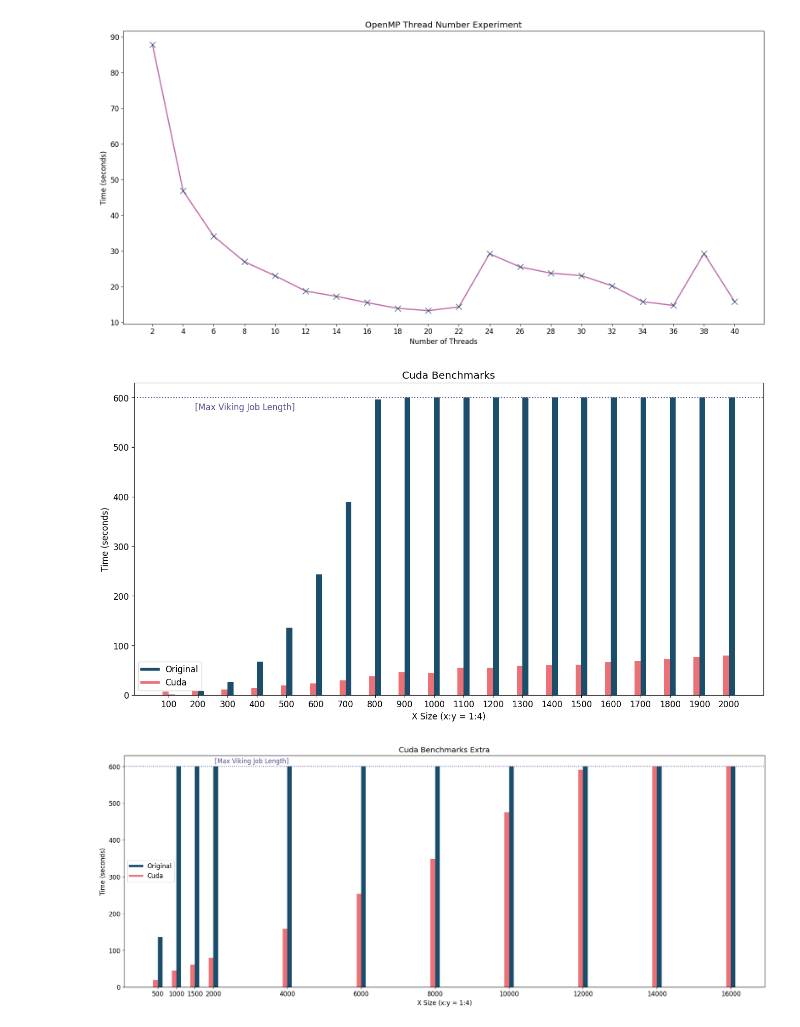
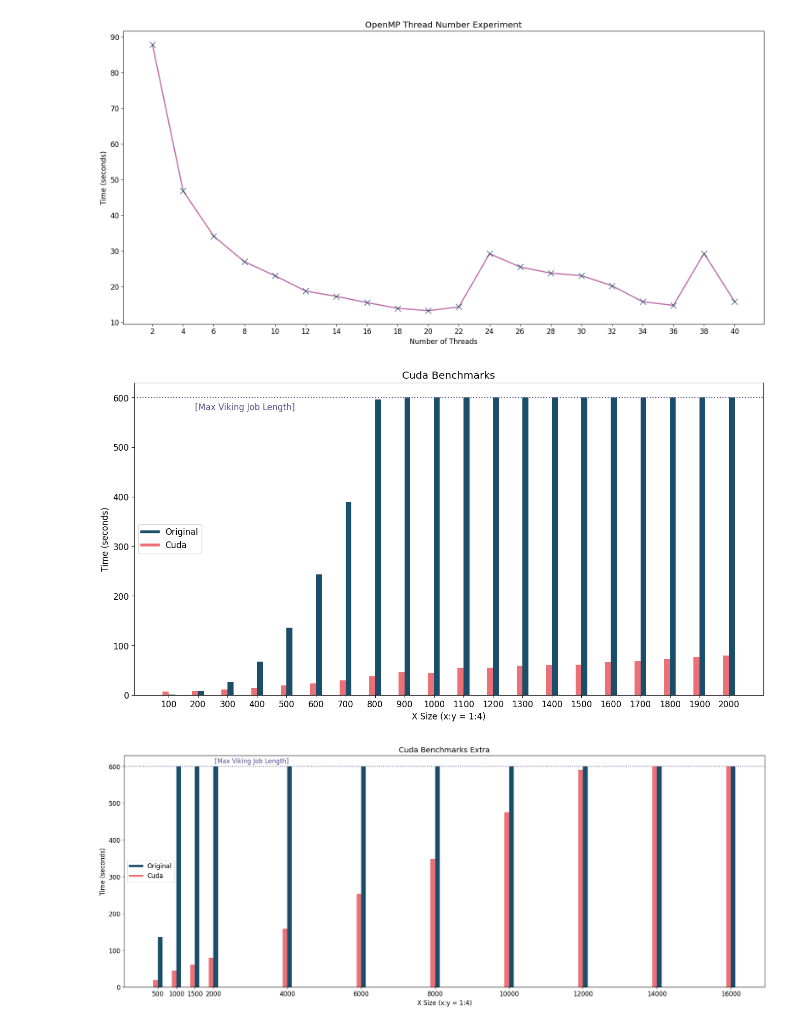
Before and after one commit to LucyIvatt/high-performance-computing, a Jupyter notebook: visualisations.ipynb, the cells around one changed output. Drawn from its saved outputs; the diff is of its cells as text; code cells hidden in the pictures.

```diff
--- a/visualisations.ipynb
+++ b/visualisations.ipynb
@@ -122,37 +122,37 @@ width = 0.2
 
 # Loads in the original data into a csv
 cuda_data = pd.read_csv("validation/cuda_benchmarks_data.csv", header=None)
 cuda_df = pd.DataFrame(cuda_data)
 
 # Set column labels and add average for the runs
 cuda_df.columns=["labels" ,"run1", "run2", "run3"]
 cuda_df["average"] = cuda_df[['run1', 'run2', 'run3']].mean(axis=1)
 
 # Reorders the entries based on x size
-a = cuda_df.labels.str.split(' ').str[0].str[2:].astype(int).sort_values()
-cuda_df = cuda_df.reindex(index=a.index)
+cuda_a = cuda_df.labels.str.split(' ').str[0].str[2:].astype(int).sort_values()
+cuda_df = cuda_df.reindex(index=cuda_a.index)
 
 
 # Plot the data using bar() method
 plt.figure(figsize=(16,8))
 
 plt.bar(Y_POS, cuda_df["average"].head(20), width=width, color='#EC7176')
 plt.bar(Y_POS + width, orig_df["average"], width=width, color='#1B4E6B')
-plt.xticks(Y_POS + width/2, a.head(20))
+plt.xticks(Y_POS + width/2, cuda_a.head(20))
 
 plt.axhline(y=600, color='#58508D', linestyle='dotted')
 plt.text(1,575,'[Max Viking Job Length]', color='#58508D')
 
-plt.legend(custom_lines, ['Original', 'Cuda'])
+plt.legend(custom_lines, ['Original', 'Cuda'], loc='center left')
 
 
 plt.title("Cuda Benchmarks")
 plt.xlabel("X Size (x:y = 1:4)")
 plt.ylabel("Time (seconds)")
 
 # # Show the plot
 plt.show()
 # %% [output]
-[figure, old version]
+[figure, new version]
 # %%
 width = 125
```
Also changed, not shown: parts of 5 cells of this notebook.
